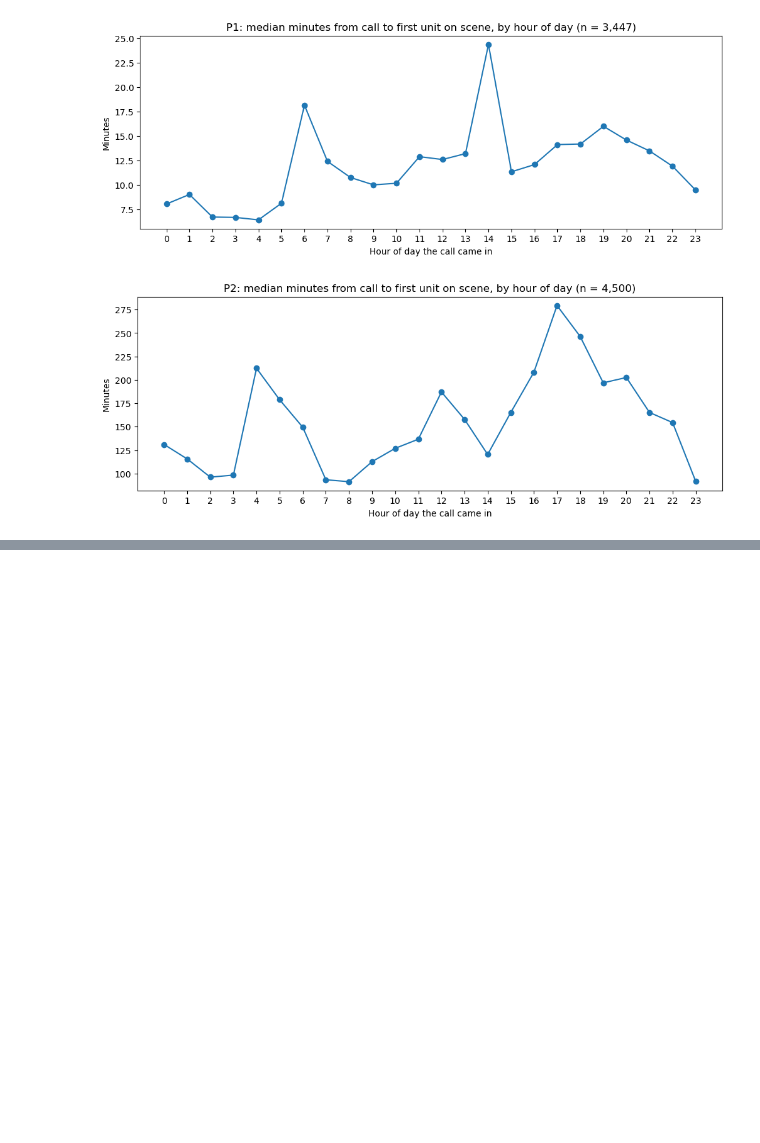
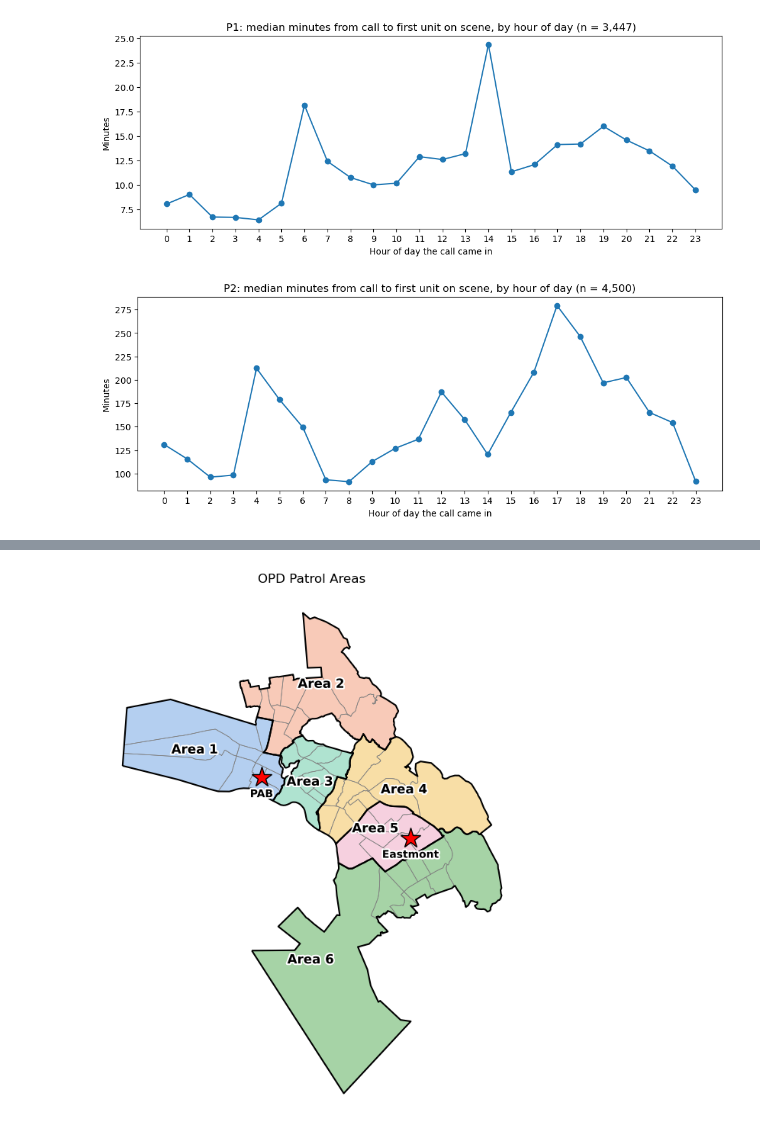
Before and after one commit to Ashleyyydeleon/oakland_police_department_fork, a Jupyter notebook: manpower_july_2024_incidents.ipynb, the cells around one changed output, grey strips where cells are left out. Cells and saved outputs as stored; diff of their text form; code cells hidden in the pictures; blank space fills up the shorter version.

```diff
--- a/manpower_july_2024_incidents.ipynb
+++ b/manpower_july_2024_incidents.ipynb
@@ -411,0 +461,38 @@ plt.show()
+# %%
+# Map of Oakland's six Patrol Areas (beat boundaries from the City of Oakland open data portal, same source as beat_response_times.ipynb)
+import geopandas as gpd
+import matplotlib.patheffects as pe
+
+beat_map = gpd.read_file("https://data.oaklandca.gov/api/geospatial/78s7-673i?method=export&format=GeoJSON")
+beat_map = (beat_map[["name", "pol_dist", "geometry"]].rename(columns={"name": "beat", "pol_dist": "area"})
+                    .query("beat not in ['LKM1', 'PDT2']"))   # Lake Merritt and Piedmont are not OPD beats
+beat_map["area"] = beat_map["area"].astype(int)
+# a few beats carry stray slivers in the source layer; keep each beat's main polygon
+beat_map["geometry"] = beat_map.geometry.apply(lambda g: max(g.geoms, key=lambda p: p.area) if g.geom_type == "MultiPolygon" else g)
+# Patrol Area outlines; grow 1 m, dissolve, shrink 1 m to close sub-metre gaps between beat polygons
+area_map = (beat_map[["area", "geometry"]].to_crs(26910).assign(geometry=lambda d: d.buffer(1))
+            .dissolve(by="area").assign(geometry=lambda d: d.buffer(-1)).to_crs(4326).reset_index())
+
+AREA_COLORS = {1: "#2a78d6", 2: "#eb6834", 3: "#1baf7a", 4: "#eda100", 5: "#e87ba4", 6: "#008300"}
+fig, ax = plt.subplots(figsize=(9, 9))
+area_map.plot(ax=ax, color=area_map["area"].map(AREA_COLORS), alpha=0.35)
+beat_map.boundary.plot(ax=ax, color="gray", linewidth=0.5)
+area_map.boundary.plot(ax=ax, color="black", linewidth=1.5)
+LABEL_SHIFT = {5: (-0.012, 0.004)}   # move "Area 5" off the Eastmont star (degrees lon, lat)
+for a in area_map.itertuples():
+    pt = a.geometry.representative_point()
+    dx, dy = LABEL_SHIFT.get(a.area, (0, 0))
+    ax.text(pt.x + dx, pt.y + dy, f"Area {a.area}", ha="center", va="center", fontsize=12, fontweight="bold",
+            path_effects=[pe.withStroke(linewidth=3, foreground="white")])
+# police stations (same locations as beat_response_times.ipynb)
+STATIONS = {"PAB": (-122.27475, 37.79948),          # Police Administration Building, downtown
+            "Eastmont": (-122.17545, 37.76752)}     # Eastmont substation
+for name, (lon, lat) in STATIONS.items():
+    ax.plot(lon, lat, marker="*", color="red", markersize=20, markeredgecolor="black", zorder=5)
+    ax.text(lon, lat - 0.006, name, ha="center", va="top", fontsize=10, fontweight="bold",
+            path_effects=[pe.withStroke(linewidth=3, foreground="white")], zorder=5)
+ax.set_axis_off()
+ax.set_title("OPD Patrol Areas")
+plt.show()
+# %% [output]
+[figure, added]
```
Also changed, not shown: parts of 2 cells of this notebook, 10 other files.
